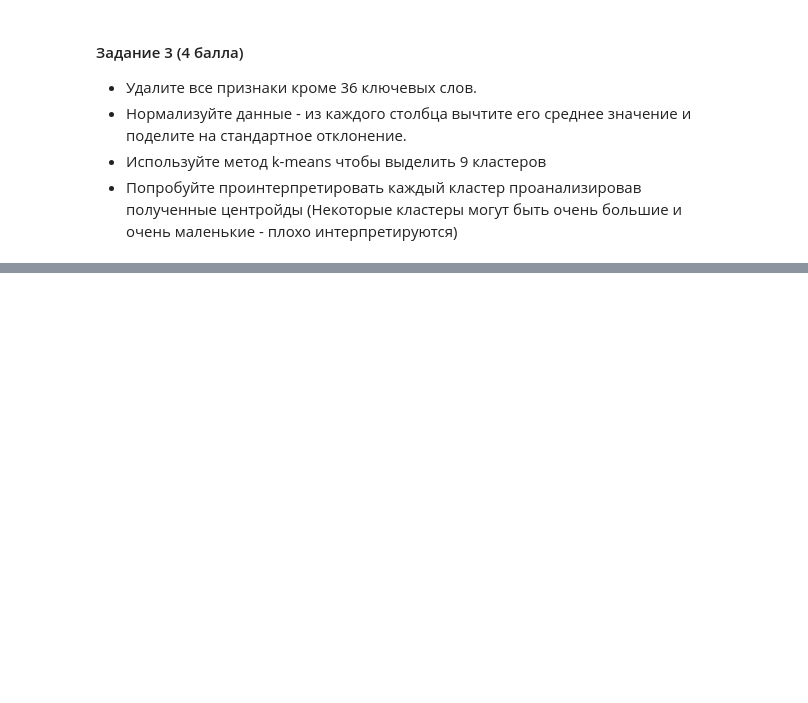
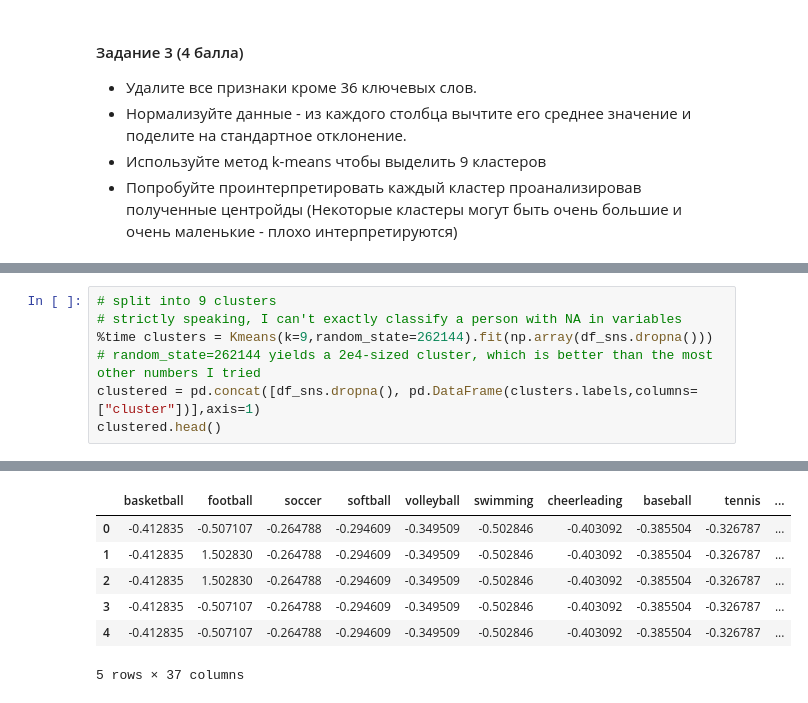
Before and after one commit to aitap/sphere-dm1-homework, a Jupyter notebook: hw1-kmeans/krylov.ipynb, the cells around one changed output, grey strips where cells are left out. Drawn from its saved outputs; the diff is of its cells as text; blank space fills up the shorter version.

```diff
--- a/hw1-kmeans/krylov.ipynb
+++ b/hw1-kmeans/krylov.ipynb
@@ -140,0 +186,8 @@ df_sns.head()
+# %%
+# split into 9 clusters
+# strictly speaking, I can't exactly classify a person with NA in variables
+%time clusters = Kmeans(k=9,random_state=262144).fit(np.array(df_sns.dropna()))
+# random_state=262144 yields a 2e4-sized cluster, which is better than the most other numbers I tried
+clustered = pd.concat([df_sns.dropna(), pd.DataFrame(clusters.labels,columns=["cluster"])],axis=1)
+clustered.head()
+# %% [output]
@@ -140,0 +196,7 @@ df_sns.head()
+|  | basketball | football | soccer | softball | volleyball | swimming | cheerleading | baseball | tennis | ... |
+| 0 | -0.412835 | -0.507107 | -0.264788 | -0.294609 | -0.349509 | -0.502846 | -0.403092 | -0.385504 | -0.326787 | ... |
+| 1 | -0.412835 | 1.502830 | -0.264788 | -0.294609 | -0.349509 | -0.502846 | -0.403092 | -0.385504 | -0.326787 | ... |
+| 2 | -0.412835 | 1.502830 | -0.264788 | -0.294609 | -0.349509 | -0.502846 | -0.403092 | -0.385504 | -0.326787 | ... |
+| 3 | -0.412835 | -0.507107 | -0.264788 | -0.294609 | -0.349509 | -0.502846 | -0.403092 | -0.385504 | -0.326787 | ... |
+| 4 | -0.412835 | -0.507107 | -0.264788 | -0.294609 | -0.349509 | -0.502846 | -0.403092 | -0.385504 | -0.326787 | ... |
+5 rows × 37 columns
```
Also changed, not shown: parts of 10 cells of this notebook.
